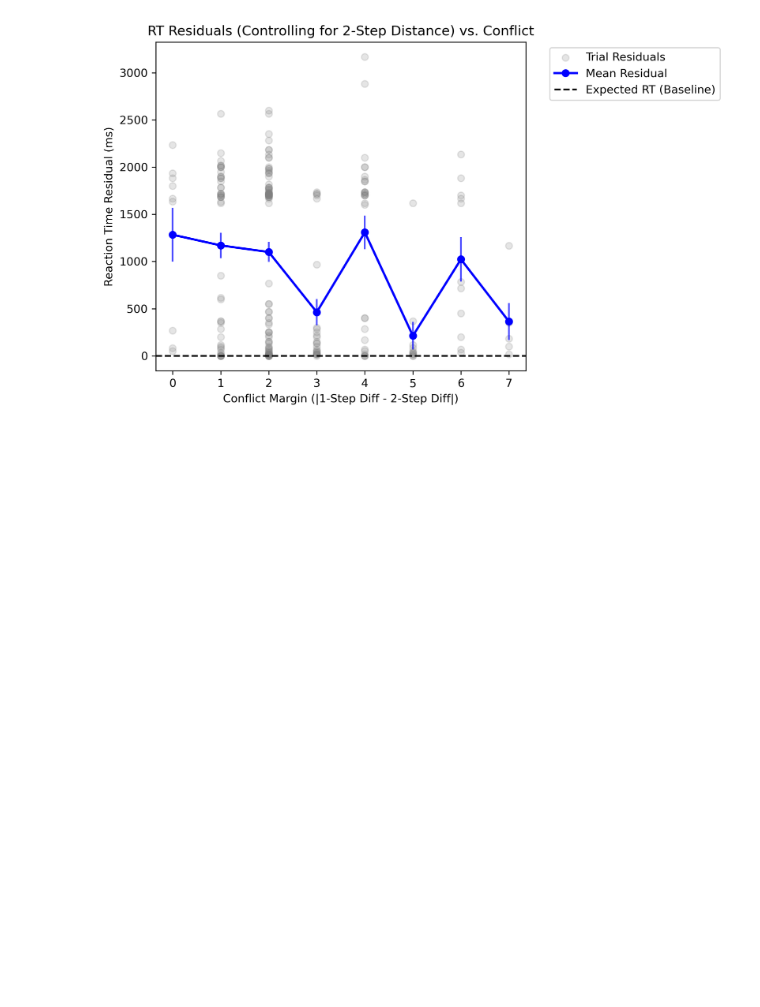
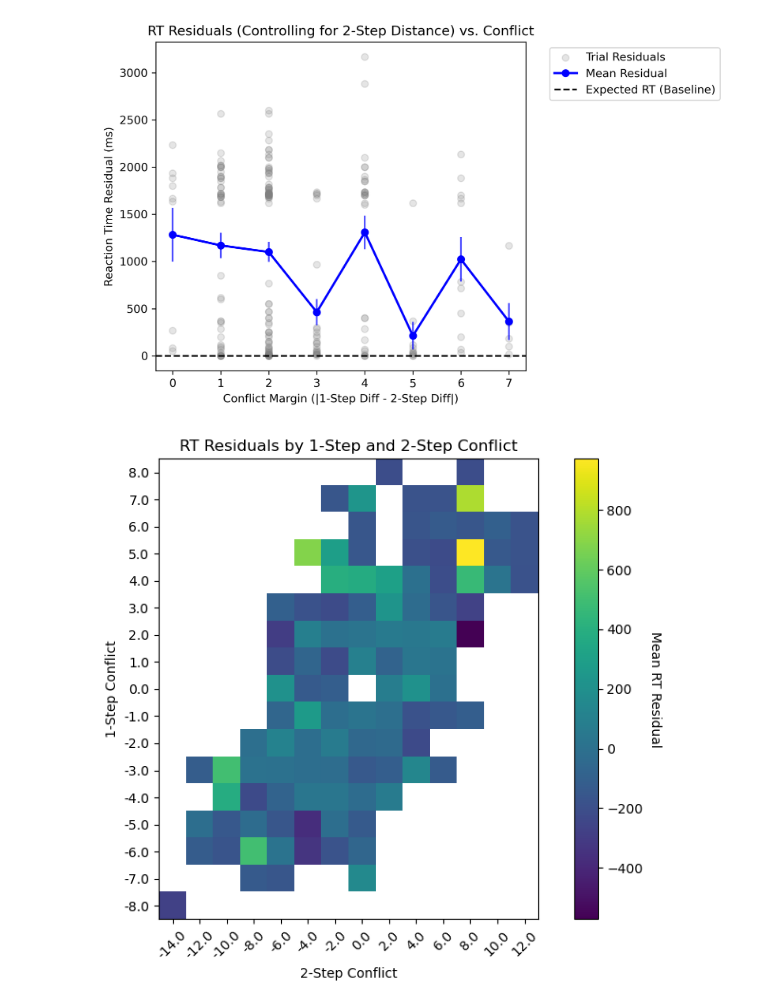
Before and after one commit to mobeets/falldown, a Jupyter notebook: analysis/behavior_analysis.ipynb, the cells around one changed output. Drawn from its saved outputs; the diff is of its cells as text; code cells hidden in the pictures; blank space fills up the shorter version.

Commit message:
heatmap

```diff
--- a/analysis/behavior_analysis.ipynb
+++ b/analysis/behavior_analysis.ipynb
@@ -437,14 +498,18 @@ def plot_rt_vs_distance(choices, step=1):
 # %%
 data = load("real_trial1.json")
 
 choices = compare_greedy_vs_rollout(data, only_use_disagreements=True)
 
 #plot_rt_residuals_vs_conflict(choices)
 rt_over_time_minimum_30 = plot_rt_residuals_over_time(choices, window_size= 10, rt_regression_type= 'minimum')
 display(rt_over_time_minimum_30)
 
 rt_vs_conflict_minimum = plot_rt_residuals_vs_conflict(choices, rt_regression_type= 'minimum')
 display(rt_vs_conflict_minimum)
+
+choices = compare_greedy_vs_rollout(data, only_use_disagreements=False)
+plot_conflict_vs_rt_heatmap(choices)
 # %% [output]
 [figure]
 [figure]
+[figure, added]
```
Also changed, not shown: parts of 1 cell of this notebook.
